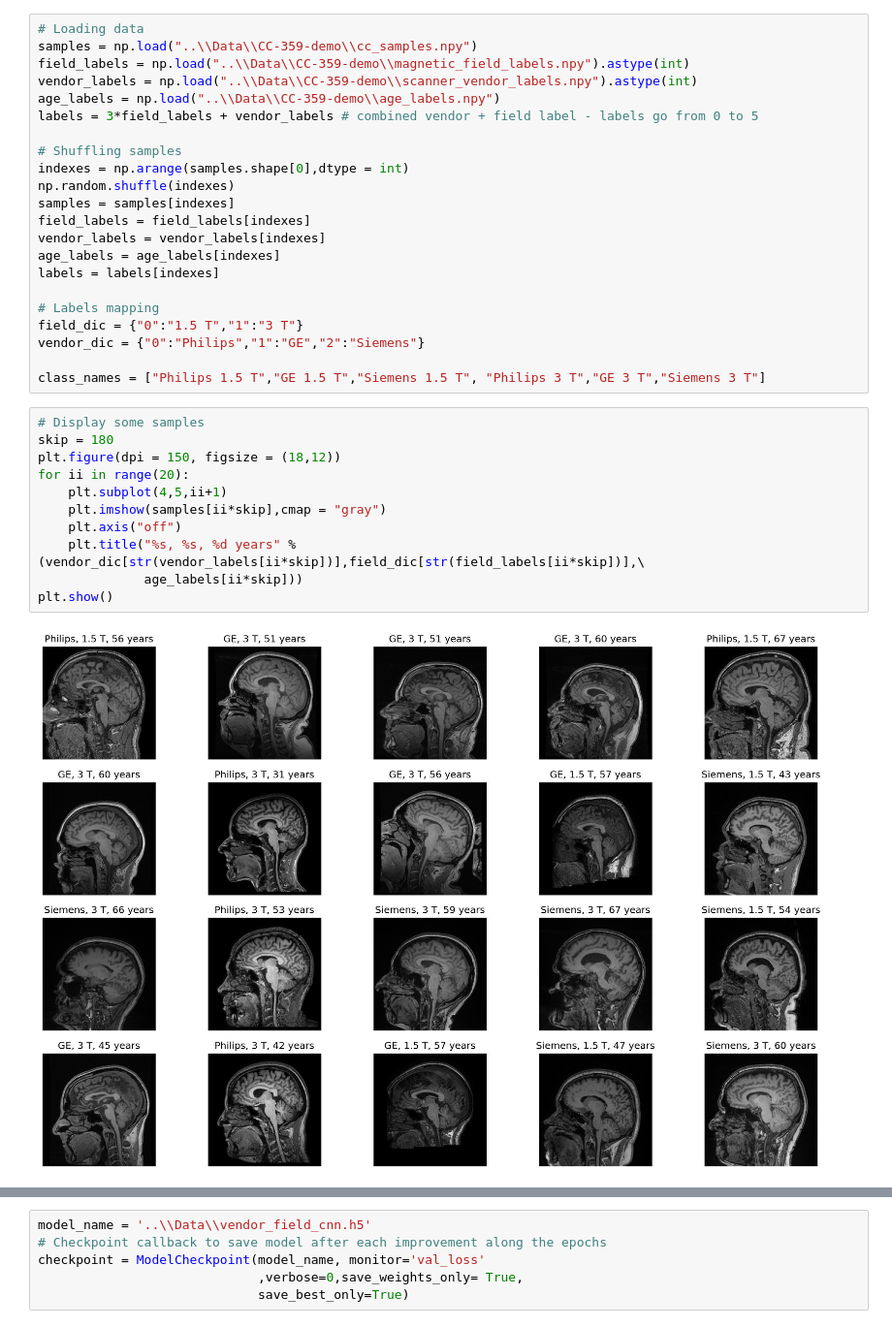
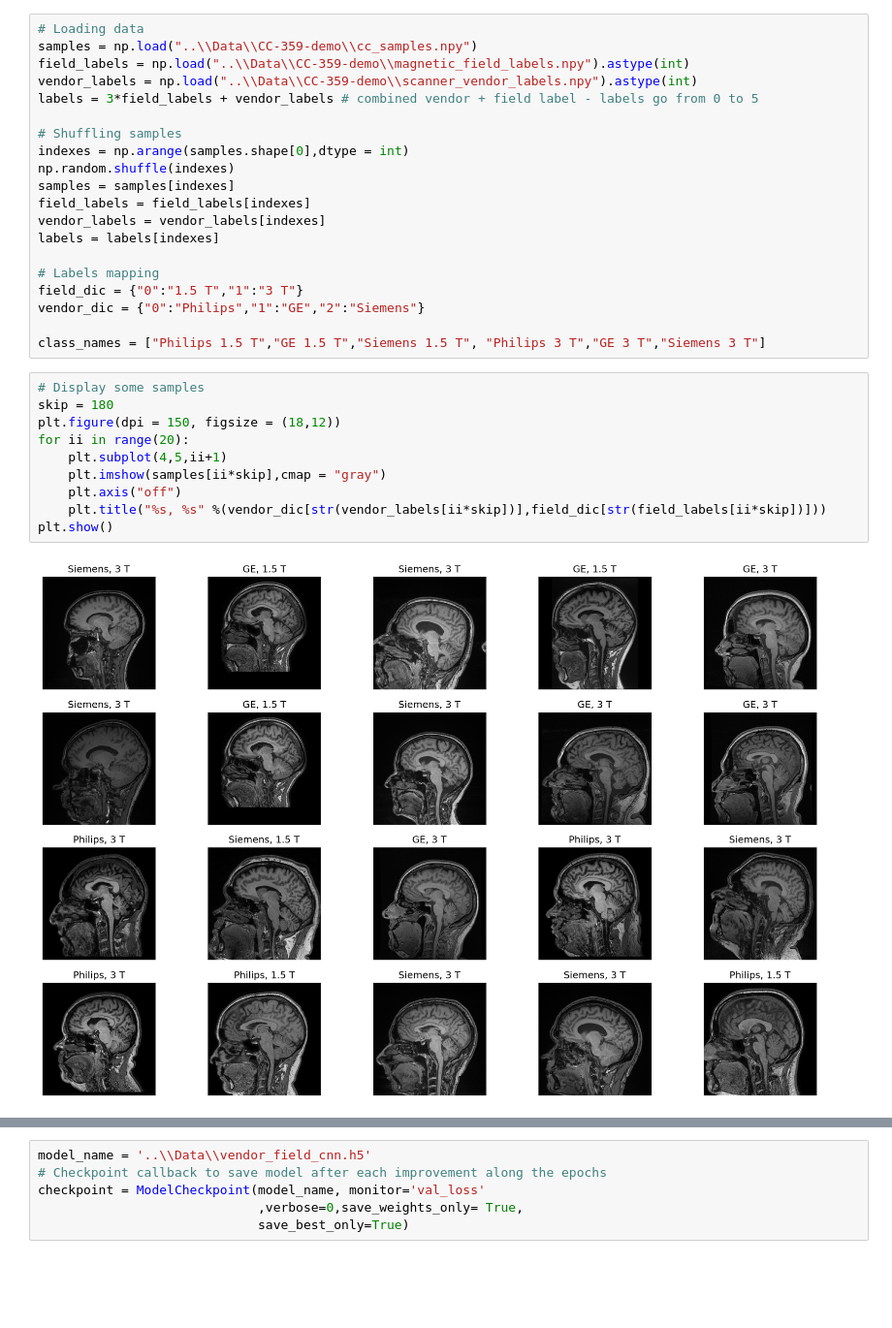
Before and after one commit to rmsouza01/ENSF619.2, a Jupyter notebook: JNotebooks/interpretable_ML_magnetic_field_scanner_vendor_classification.ipynb, the cells around one changed output, grey strips where cells are left out. Shown at 97% size. Saved outputs shown, nothing was run; the diff lists cells and outputs as text; blank space fills up the shorter version.

```diff
--- a/JNotebooks/interpretable_ML_magnetic_field_scanner_vendor_classification.ipynb
+++ b/JNotebooks/interpretable_ML_magnetic_field_scanner_vendor_classification.ipynb
@@ -21,7 +25,6 @@ from sklearn.model_selection import StratifiedShuffleSplit
 samples = np.load("..\\Data\\CC-359-demo\\cc_samples.npy")
 field_labels = np.load("..\\Data\\CC-359-demo\\magnetic_field_labels.npy").astype(int)
 vendor_labels = np.load("..\\Data\\CC-359-demo\\scanner_vendor_labels.npy").astype(int)
-age_labels = np.load("..\\Data\\CC-359-demo\\age_labels.npy")
 labels = 3*field_labels + vendor_labels # combined vendor + field label - labels go from 0 to 5
 
 # Shuffling samples
@@ -30,7 +33,6 @@ np.random.shuffle(indexes)
 samples = samples[indexes]
 field_labels = field_labels[indexes]
 vendor_labels = vendor_labels[indexes]
-age_labels = age_labels[indexes]
 labels = labels[indexes]
 
 # Labels mapping
@@ -41,16 +43,15 @@ class_names = ["Philips 1.5 T","GE 1.5 T","Siemens 1.5 T", "Philips 3 T","GE 3 T
 # %%
 # Display some samples
 skip = 180
 plt.figure(dpi = 150, figsize = (18,12))
 for ii in range(20):
     plt.subplot(4,5,ii+1)
     plt.imshow(samples[ii*skip],cmap = "gray")
     plt.axis("off")
-    plt.title("%s, %s, %d years" %(vendor_dic[str(vendor_labels[ii*skip])],field_dic[str(field_labels[ii*skip])],\
-              age_labels[ii*skip]))
+    plt.title("%s, %s" %(vendor_dic[str(vendor_labels[ii*skip])],field_dic[str(field_labels[ii*skip])]))
 plt.show()
 # %% [output]
-[figure, old version]
+[figure, new version]
 # %%
 # STratified splitting into train/test
 sss = StratifiedShuffleSplit(n_splits=1, test_size=0.25, random_state=0)
```
Also changed, not shown: parts of 19 cells of this notebook, 14 other files.
